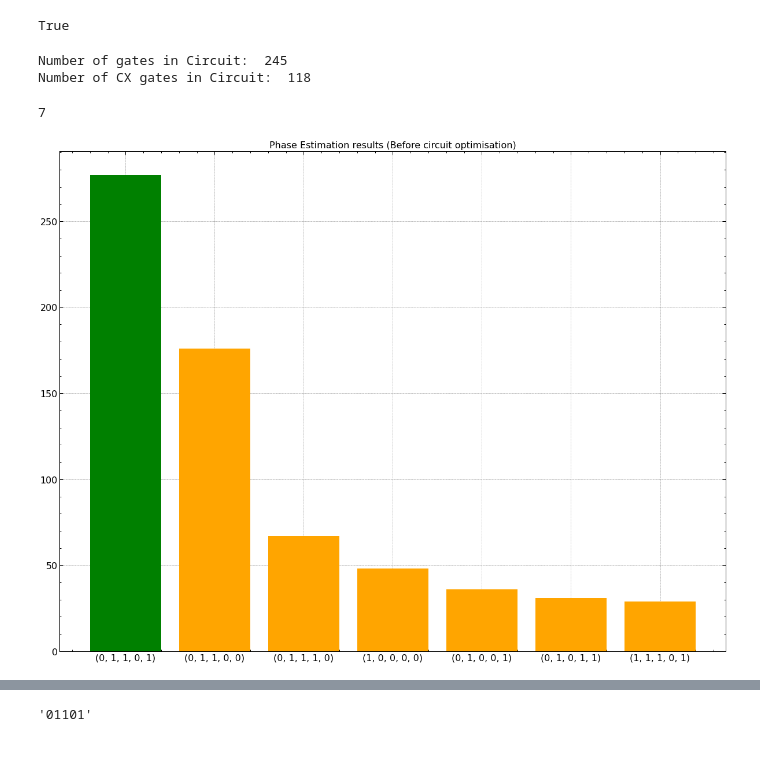
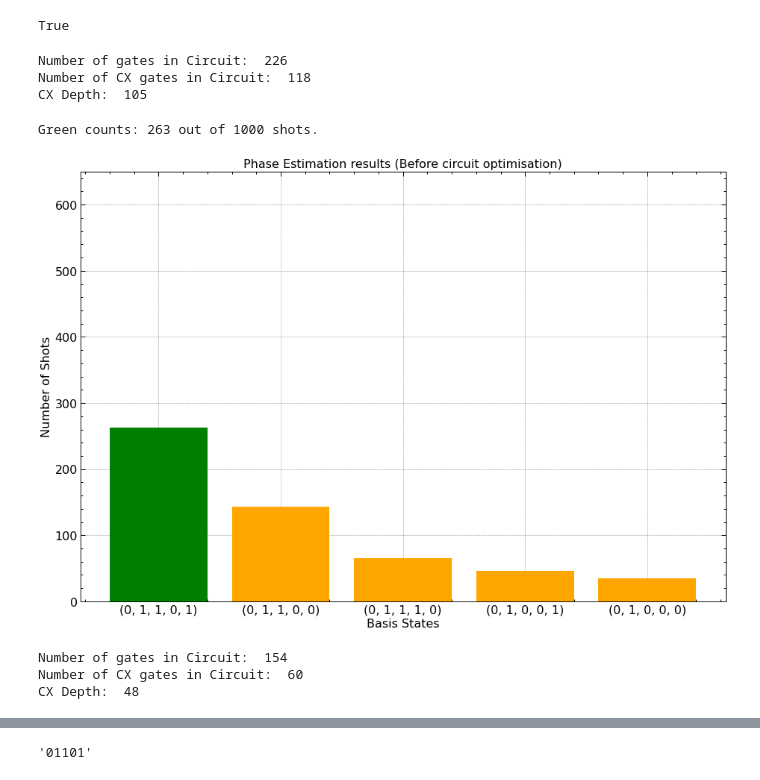
Before and after one commit to CalMacCQ/pytket-demos, a Jupyter notebook: phase_estimation/PhaseEstimation.ipynb, the cells around one changed output, grey strips where cells are left out. Cells and saved outputs as stored; diff of their text form; code cells hidden in the pictures; blank space fills up the shorter version.

Commit message:
plotting and code imporvements

```diff
--- a/phase_estimation/PhaseEstimation.ipynb
+++ b/phase_estimation/PhaseEstimation.ipynb
@@ -18,40 +18,40 @@ compare_unitaries(build_inverse_qft(3).get_unitary(), qft_unitary_dag(3))
 # %% [output]
 True
 # %%
-inv_qft_box = CircBox(build_inverse_qft(anc_qubits))
+# We can wrap the inverse QFT subroutine up inside a CircBox Structure
+inv_qft_box = CircBox(build_inverse_qft(n_measurement_qubits))
 # %%
-def build_phase_est_circ(n_ancillas,test_phase, state = Circuit(1)):#here state= Circuit(1) for sq gates
+def build_qpe_circ(n_measurement_qubits, test_phase, state = Circuit(1)):#here state= Circuit(1) for sq gates
     """Constructs a phase estimation circuit to estimate the phase applied on
     qubit n+1 using n qubits"""
 
-    phase_circ = Circuit(n_ancillas+len(state.qubits),n_ancillas)
+    phase_circ = Circuit(n_measurement_qubits + len(state.qubits), n_measurement_qubits)
 
-    phase_circ.X(n_ancillas)
+    phase_circ.X(n_measurement_qubits)
 
-    for j in range(n_ancillas):
+    for j in range(n_measurement_qubits):
         phase_circ.H(j)
 
-    for k in range(n_ancillas):
+    for k in range(n_measurement_qubits):
         for l in range(2**k):
-            phase_circ.add_gate(OpType.CU1,test_phase,[n_ancillas - 1 - k, n_ancillas])
+            phase_circ.add_gate(OpType.CU1,test_phase,[n_measurement_qubits - 1 - k, n_measurement_qubits])
 
     # Append inverse qft as gates
-    #phase_circ.append(build_inverse_qft(n_ancillas))
+    #phase_circ.append(build_inverse_qft(n_measurement_qubits))
 
-     # Append inverse qft as a box
-    phase_circ.add_circbox(inv_qft_box, [x for x in range(n_ancillas)] ,opgroup = "Inverse QFT")
+    # Append inverse qft as a box
+    phase_circ.add_circbox(inv_qft_box, [x for x in range(n_measurement_qubits)], opgroup = "Inverse QFT")
 
 
-    for m in range(n_ancillas):
+    for m in range(n_measurement_qubits):
         phase_circ.Measure(m,m)
 
     return phase_circ
 # %%
 from pytket.circuit.display import render_circuit_jupyter
 
-est_phase = build_phase_est_circ(anc_qubits , phase_input)
+qpe_circ = build_qpe_circ(n_measurement_qubits, phase_input)
 
-
-#render_circuit_jupyter(est_phase) # draw our phase estimation circuit
+#render_circuit_jupyter(qpe_circ) # draw our phase estimation circuit
 # %%
 from pytket.passes import DecomposeBoxes
@@ -64,24 +70,26 @@ True
 from pytket.extensions.qiskit import IBMQEmulatorBackend
 
 guadalupe_backend = IBMQEmulatorBackend('ibmq_guadalupe', hub ='partner-cqc', group ='internal', project ='default')
-compiled_circ = guadalupe_backend.get_compiled_circuit(est_phase)
+compiled_circ = guadalupe_backend.get_compiled_circuit(qpe_circ)
 
 #render_circuit_jupyter(compiled_circ)
 print("Number of gates in Circuit: ", compiled_circ.n_gates)
 print("Number of CX gates in Circuit: ", compiled_circ.n_gates_of_type(OpType.CX))
+print("CX Depth: ", compiled_circ.depth_by_type(OpType.CX))
 # %% [output]
-Number of gates in Circuit:  245
+Number of gates in Circuit:  226
 Number of CX gates in Circuit:  118
+CX Depth:  105
 # %%
 handle = guadalupe_backend.process_circuit(compiled_circ, shots)
 my_result = guadalupe_backend.get_result(handle)
 #my_result.get_counts()
 # %%
-from plotting import plot_results
+from plotting import plot_results # Import plotting from plotting.py file
 
-rank_number = 7 # Choose the number of basis states to include in the plot. For n_qubits there could be 2**n
+rank_number = 6 # Choose the number of basis states to include in the plot.
 
 plot_results(my_result, rank = rank_number, title = 'Phase Estimation results (Before circuit optimisation)')
 # %% [output]
-7
+Green counts: 263 out of 1000 shots.
-[figure, old version]
+[figure, new version]
@@ -88,27 +113,24 @@ plot_results(my_result, rank = rank_number, title = 'Phase Estimation results (B
 # %%
+# In this cell we define our rebase to our IBM gateset and our sequence of compiler passes
 from pytket.passes import (
     SequencePass,
-    RebaseCustom,
-    CXMappingPass,
     FullPeepholeOptimise,
     RemoveRedundancies,
 )
-
-from pytket.placement import NoiseAwarePlacement
-
-guadalupe_info = guadalupe_backend.backend_info
-guadalupe_placer = NoiseAwarePlacement(arc = guadalupe_info.architecture,
-                                       node_errors = guadalupe_info.averaged_node_gate_errors,
-                                       link_errors = guadalupe_info.averaged_edge_gate_errors,
-                                       readout_errors = guadalupe_info.averaged_readout_errors)
-
-
-guadalupe_mapping_pass = CXMappingPass(
-    guadalupe_info.architecture,
-    guadalupe_placer,
-    directed_cx = False
-)
-
 from pytket.passes import auto_rebase_pass
 
 ibm_rebase = auto_rebase_pass({OpType.CX, OpType.X, OpType.SX, OpType.Rz})
+
+sequence_pass = SequencePass([FullPeepholeOptimise(), guadalupe_mapping_pass, ibm_rebase, RemoveRedundancies()])
+sequence_pass.apply(compiled_circ)
+
+#guadalupe_backend.default_compilation_pass(2).apply(compiled_circ)
+
+print("Number of gates in Circuit: ", compiled_circ.n_gates)
+print("Number of CX gates in Circuit: ", compiled_circ.n_gates_of_type(OpType.CX))
+print("CX Depth: ", compiled_circ.depth_by_type(OpType.CX))
+#render_circuit_jupyter(compiled_circ)
+# %% [output]
+Number of gates in Circuit:  154
+Number of CX gates in Circuit:  60
+CX Depth:  48
```
Also changed, not shown: parts of 12 cells of this notebook, 2 other files.
